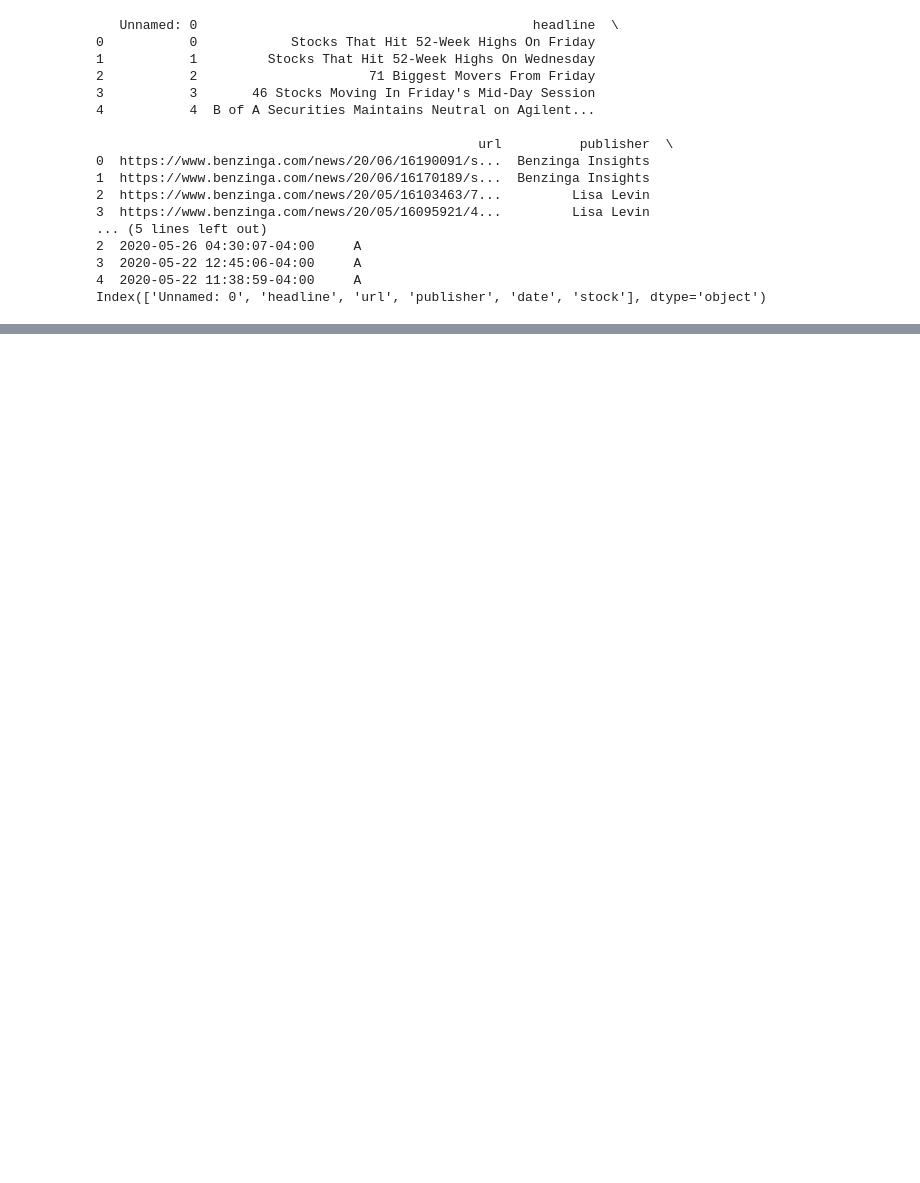
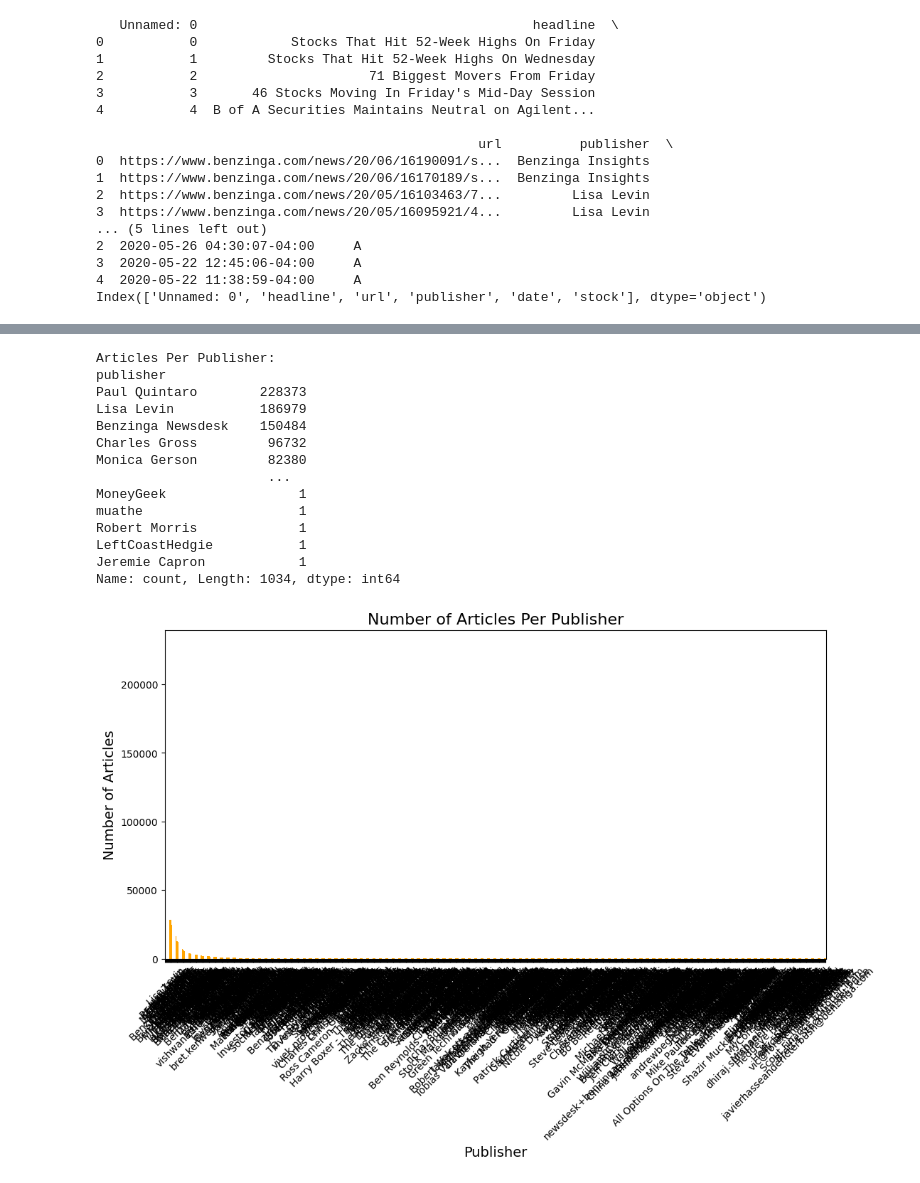
Before and after one commit to helina1abebe/finance-sentiment-analysis, a Jupyter notebook: notebooks/news.ipynb, the cells around one changed output, grey strips where cells are left out. Saved outputs shown, nothing was run; the diff lists cells and outputs as text; code cells hidden in the pictures; blank space fills up the shorter version.

Commit message:
Count Articles Per Publisher and Visualize publisher distribution

```diff
--- a/notebooks/news.ipynb
+++ b/notebooks/news.ipynb
@@ -58,0 +71,30 @@ plt.show()
+# %%
+# Count the number of articles per publisher
+publisher_counts = df['publisher'].value_counts()
+print("Articles Per Publisher:")
+print(publisher_counts)
+
+# Visualize the publisher distribution
+plt.figure(figsize=(12, 6))
+publisher_counts.plot(kind='bar', color='orange')
+plt.title('Number of Articles Per Publisher', fontsize=16)
+plt.xlabel('Publisher', fontsize=14)
+plt.ylabel('Number of Articles', fontsize=14)
+plt.xticks(rotation=45)
+plt.show()
+# %% [output]
+Articles Per Publisher:
+publisher
+Paul Quintaro        228373
+Lisa Levin           186979
+Benzinga Newsdesk    150484
+Charles Gross         96732
+Monica Gerson         82380
+                      ...
+MoneyGeek                 1
+muathe                    1
+Robert Morris             1
+LeftCoastHedgie           1
+Jeremie Capron            1
+Name: count, Length: 1034, dtype: int64
+[figure, added]
```
Also changed, not shown: parts of 1 cell of this notebook.
